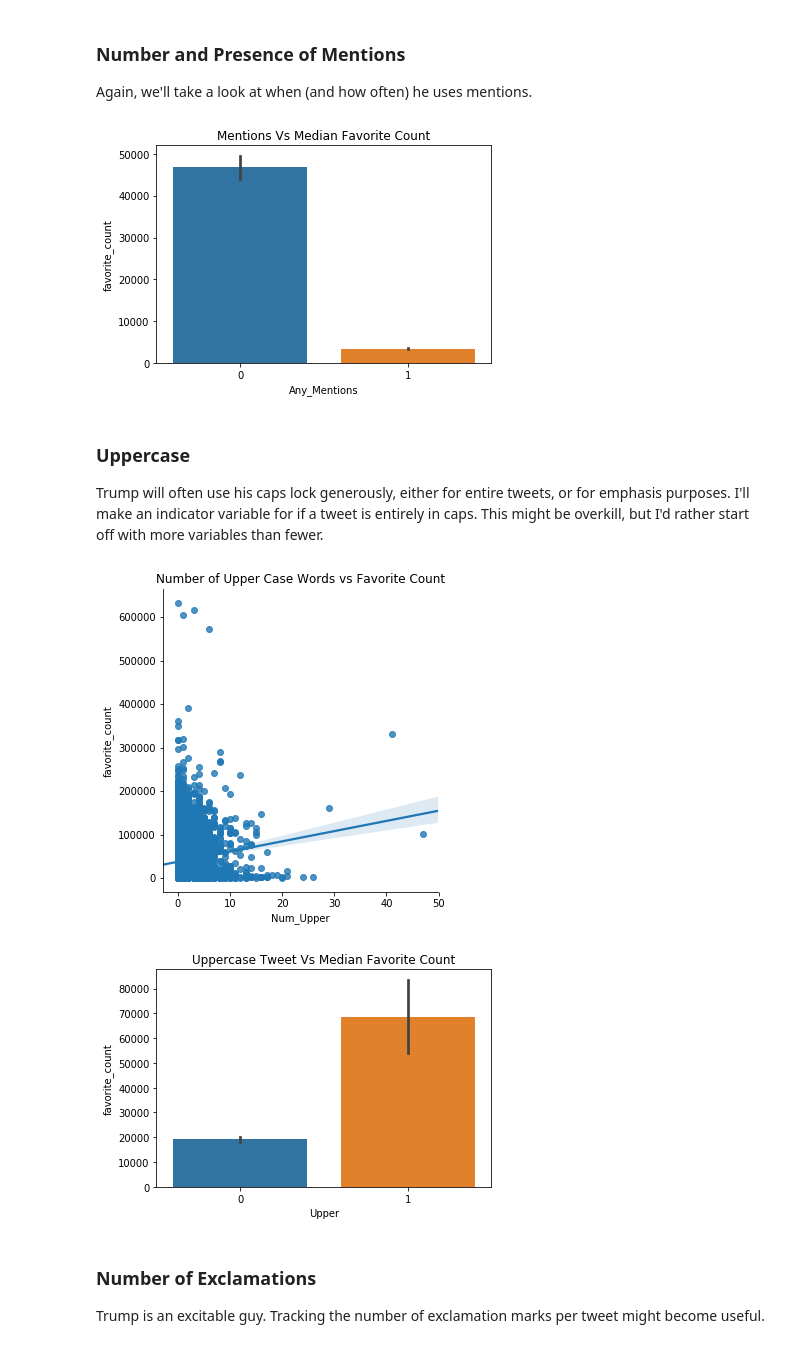
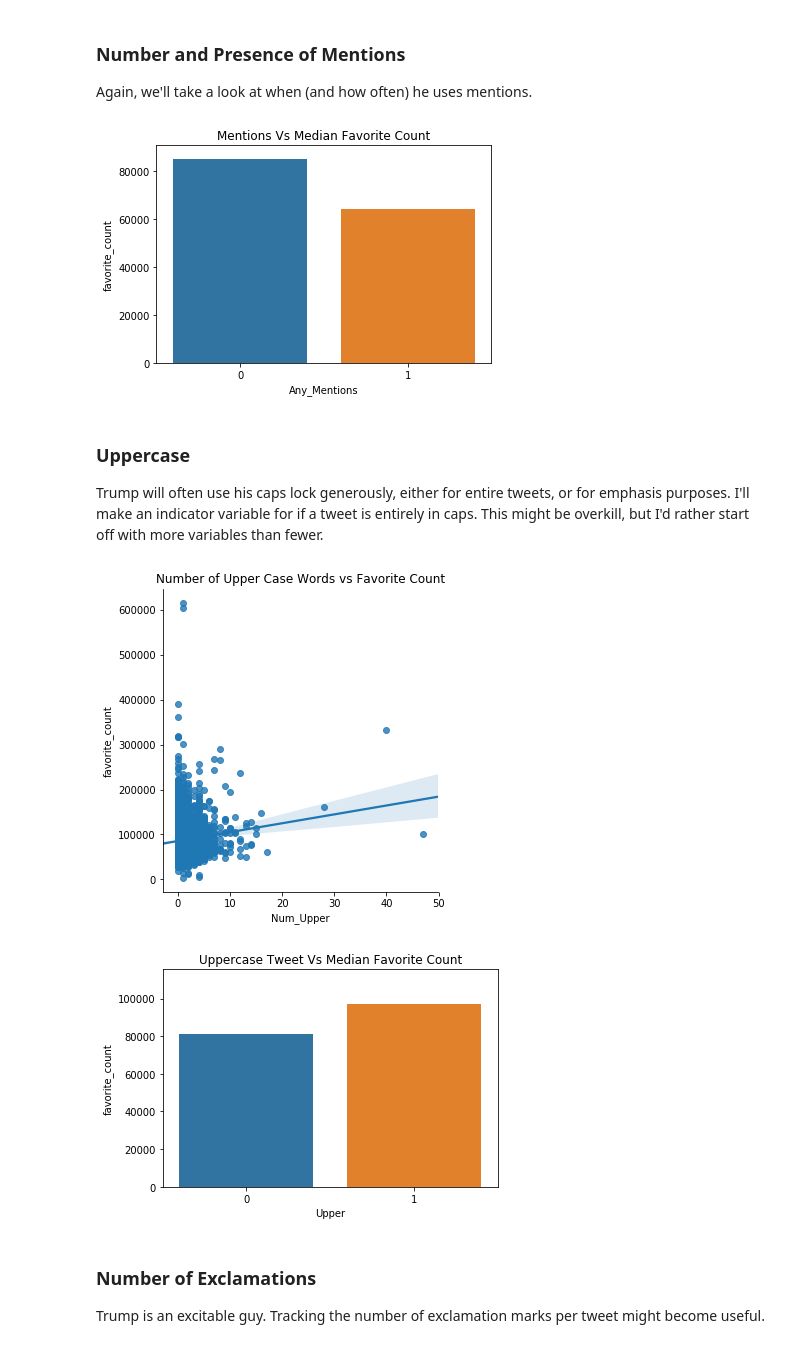
Before and after one commit to samadalipatel/Trump-Twitter-Predictions, a Jupyter notebook: Python/Part Three - Feature Engineering.ipynb, the cells around one changed output. Drawn from its saved outputs; the diff is of its cells as text; code cells hidden in the pictures.

Commit message:
Revisited feature engineering after model performed poorly on real unttested data

```diff
--- a/Python/Part Three - Feature Engineering.ipynb
+++ b/Python/Part Three - Feature Engineering.ipynb
@@ -19,6 +22,8 @@ from textblob import Word
 from sklearn.feature_extraction.text import TfidfVectorizer
 # %%
 df = pd.read_csv('~/Documents/GitHub/Trump-Twitter-Predictions/Data/abt.csv', encoding = 'ISO-8859-1')
+# Filter out 2015 and 2016 data
+df = df[df.Year > 2016]
 df.head()
 # %% [output]
 |  | source | text | retweet_count | favorite_count | Followers | Follower_Change | Num_Tweets | Year | ... |
@@ -168,29 +179,29 @@ Again, we'll take a look at when (and how often) he uses mentions.
 # %%
 # Presence
 indices_with_mentions = df.trump_text.str.extractall(r'(@)', re.IGNORECASE).index.get_level_values(0)
 # Create indicator variable, set all to 0
 df['Any_Mentions'] = 0
 # Set proper indices to 1
 df.iloc[indices_with_mentions, np.where(df.columns.isin(['Any_Mentions']))[0]] = 1
 
 # Number
 df['Num_Mentions'] = df.trump_text.apply(lambda x: len([word for word in x.split() if word.startswith('#')]))
 
 # Visualize mentions
-sns.barplot(x = df.Any_Mentions, y = df.favorite_count, estimator=np.median)
+sns.barplot(x = df.Any_Mentions, y = df.favorite_count, estimator=np.median, errwidth=False)
 plt.title('Mentions Vs Median Favorite Count')
 plt.show()
 # %% [output]
-[figure, old version]
+[figure, new version]
 # %% [markdown]
 ### Uppercase
 
 Trump will often use his caps lock generously, either for entire tweets, or for emphasis purposes. I'll make an indicator variable for if a tweet is entirely in caps. This might be overkill, but I'd rather start off with more variables than fewer.
 # %%
 # Number a
-df['Num_Upper'] = df.trump_text.apply(lambda x: len([word for word in x.split() if word.isupper()]))
+df['Num_Upper'] = df.trump_text.apply(lambda x: len([word for word in x.split() if word.isupper() and len(word) > 1]))
 
-# Presence
+# Presence of all-uppercase
 df['Upper'] = df.trump_text.str.isupper().astype(int)
 
 # Visualize number of upper
@@ -199,12 +210,12 @@ plt.title('Number of Upper Case Words vs Favorite Count')
 plt.show()
 
 # Visualize presence by median per group
-sns.barplot(x=df.Upper, y = df.favorite_count, estimator=np.median)
+sns.barplot(x=df.Upper, y = df.favorite_count, estimator=np.median, errwidth=False)
 plt.title('Uppercase Tweet Vs Median Favorite Count')
 plt.show()
 # %% [output]
-[figure, old version]
+[figure, new version]
-[figure, old version]
+[figure, new version]
 # %% [markdown]
 ### Number of Exclamations
 
```
Also changed, not shown: parts of 57 cells of this notebook, 4 other files.
